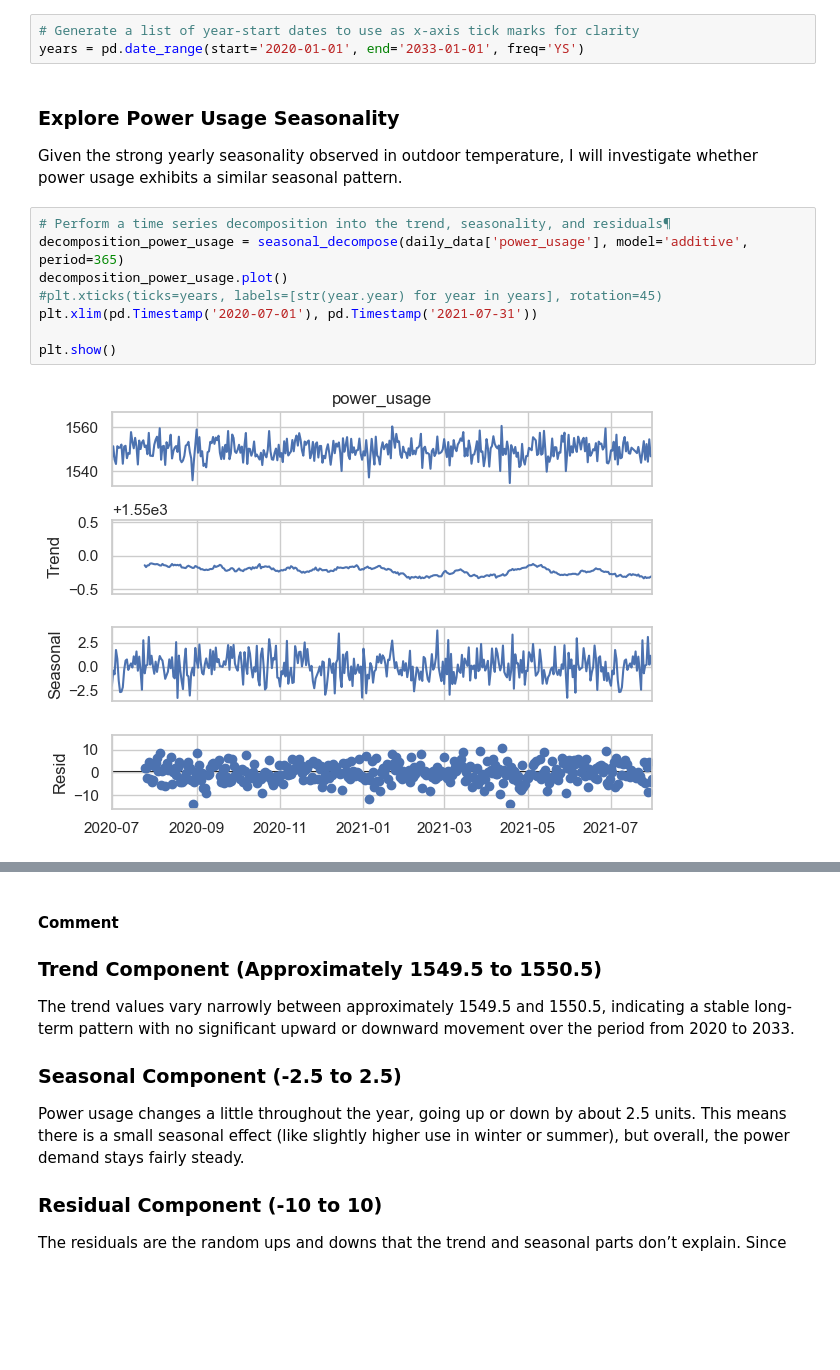
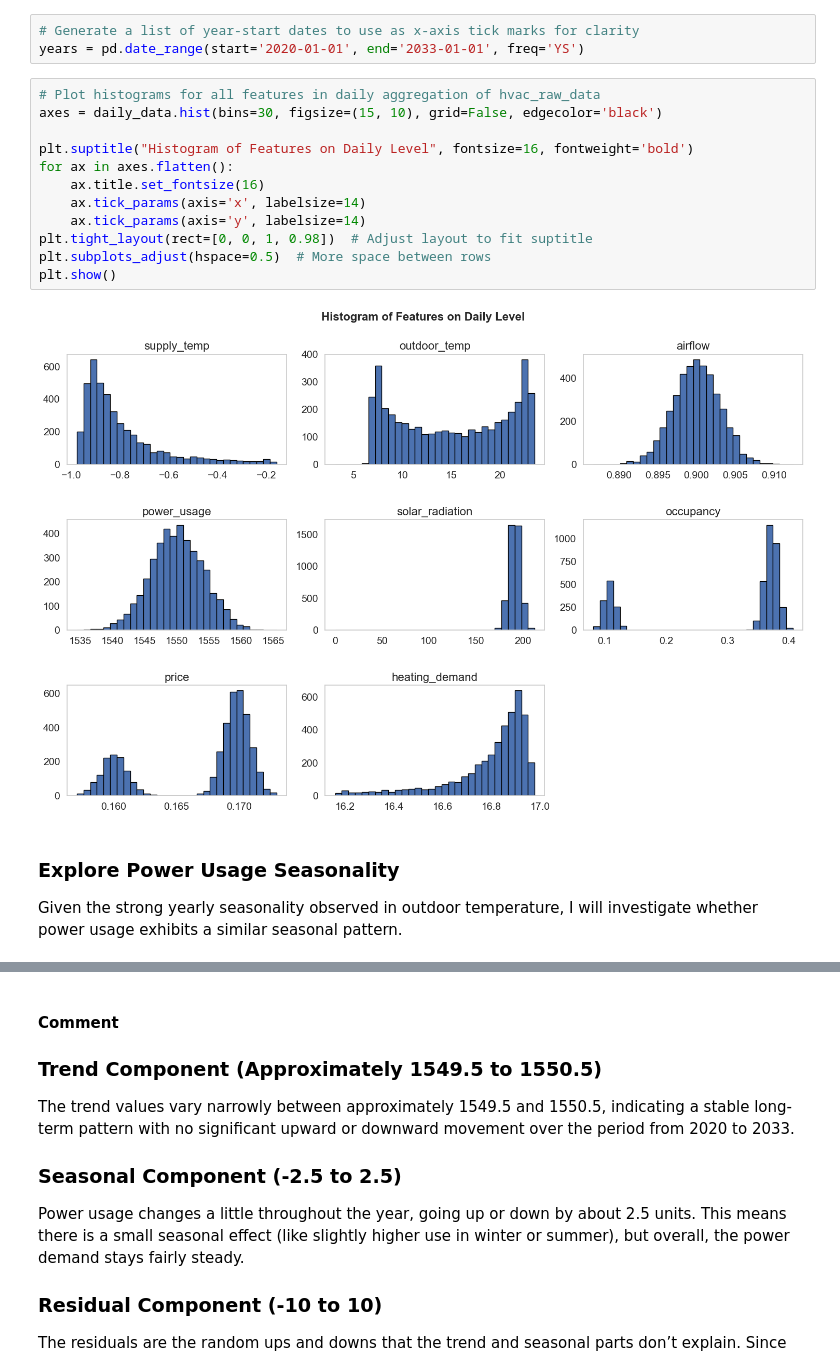
Before and after one commit to melahat-tayli/hvac-analysis, a Jupyter notebook: HVAC_Sensor_Data_Analysis.ipynb, the cells around one changed output, grey strips where cells are left out. Drawn from its saved outputs; the diff is of its cells as text; blank space fills up the shorter version.

Commit message:
added: expanded data exploration and analysis on  HVAC_Sensor_Data_Analysis.ipynb

```diff
--- a/HVAC_Sensor_Data_Analysis.ipynb
+++ b/HVAC_Sensor_Data_Analysis.ipynb
@@ -451,16 +458,20 @@ daily_data = hvac_raw_data.resample('D').mean() # Daily mean shows the average p
 # %%
 # Generate a list of year-start dates to use as x-axis tick marks for clarity
 years = pd.date_range(start='2020-01-01', end='2033-01-01', freq='YS')
+# %%
+# Plot histograms for all features in daily aggregation of hvac_raw_data
+axes = daily_data.hist(bins=30, figsize=(15, 10), grid=False, edgecolor='black')
+
+plt.suptitle("Histogram of Features on Daily Level", fontsize=16, fontweight='bold')
+for ax in axes.flatten():
+    ax.title.set_fontsize(16)
+    ax.tick_params(axis='x', labelsize=14)
+    ax.tick_params(axis='y', labelsize=14)
+plt.tight_layout(rect=[0, 0, 1, 0.98])  # Adjust layout to fit suptitle
+plt.subplots_adjust(hspace=0.5)  # More space between rows
+plt.show()
+# %% [output]
+[figure, added]
 # %% [markdown]
 ### Explore Power Usage Seasonality
 Given the strong yearly seasonality observed in outdoor temperature, I will investigate whether power usage exhibits a similar seasonal pattern.
-# %%
-# Perform a time series decomposition into the trend, seasonality, and residuals¶
-decomposition_power_usage = seasonal_decompose(daily_data['power_usage'], model='additive', period=365)
-decomposition_power_usage.plot()
-#plt.xticks(ticks=years, labels=[str(year.year) for year in years], rotation=45)
-plt.xlim(pd.Timestamp('2020-07-01'), pd.Timestamp('2021-07-31'))
-
-plt.show()
-# %% [output]
-[figure, removed]
```
Also changed, not shown: parts of 43 cells of this notebook.
